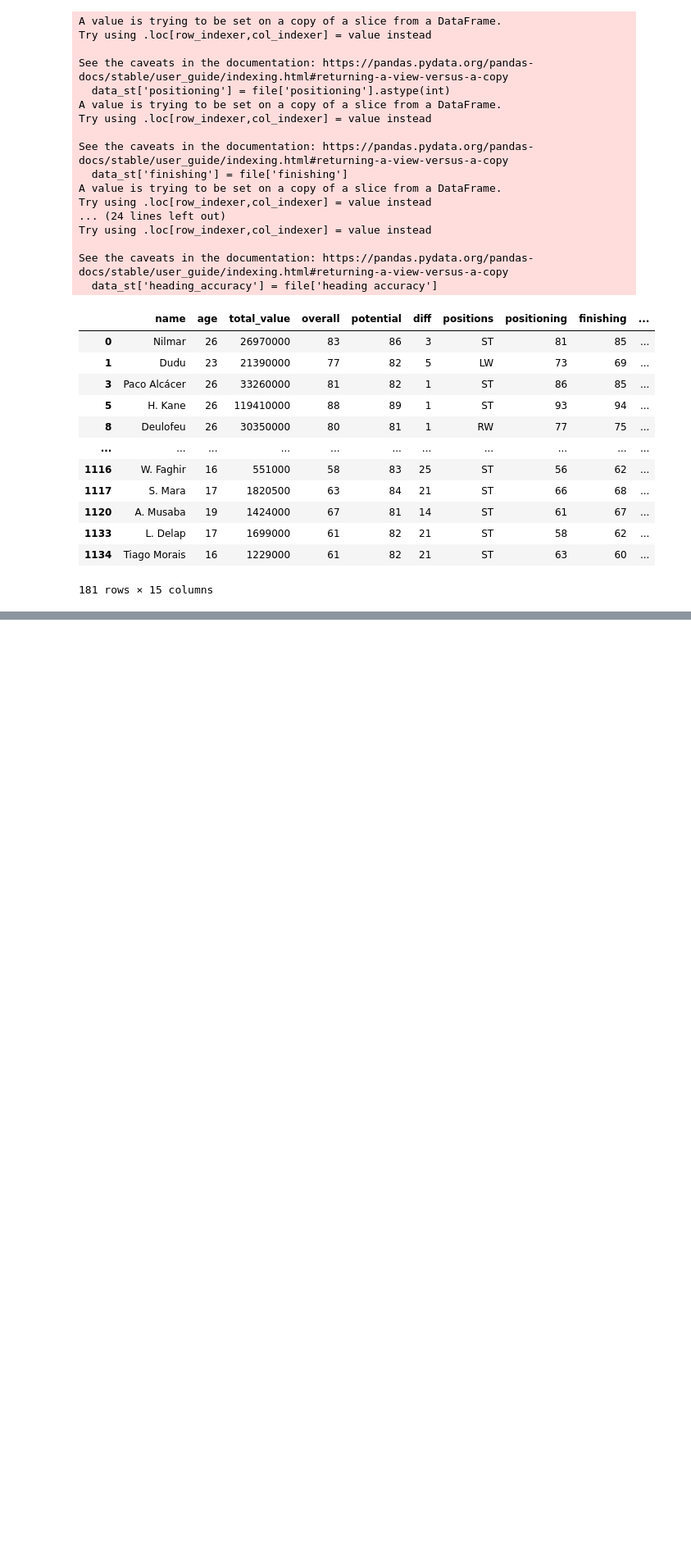
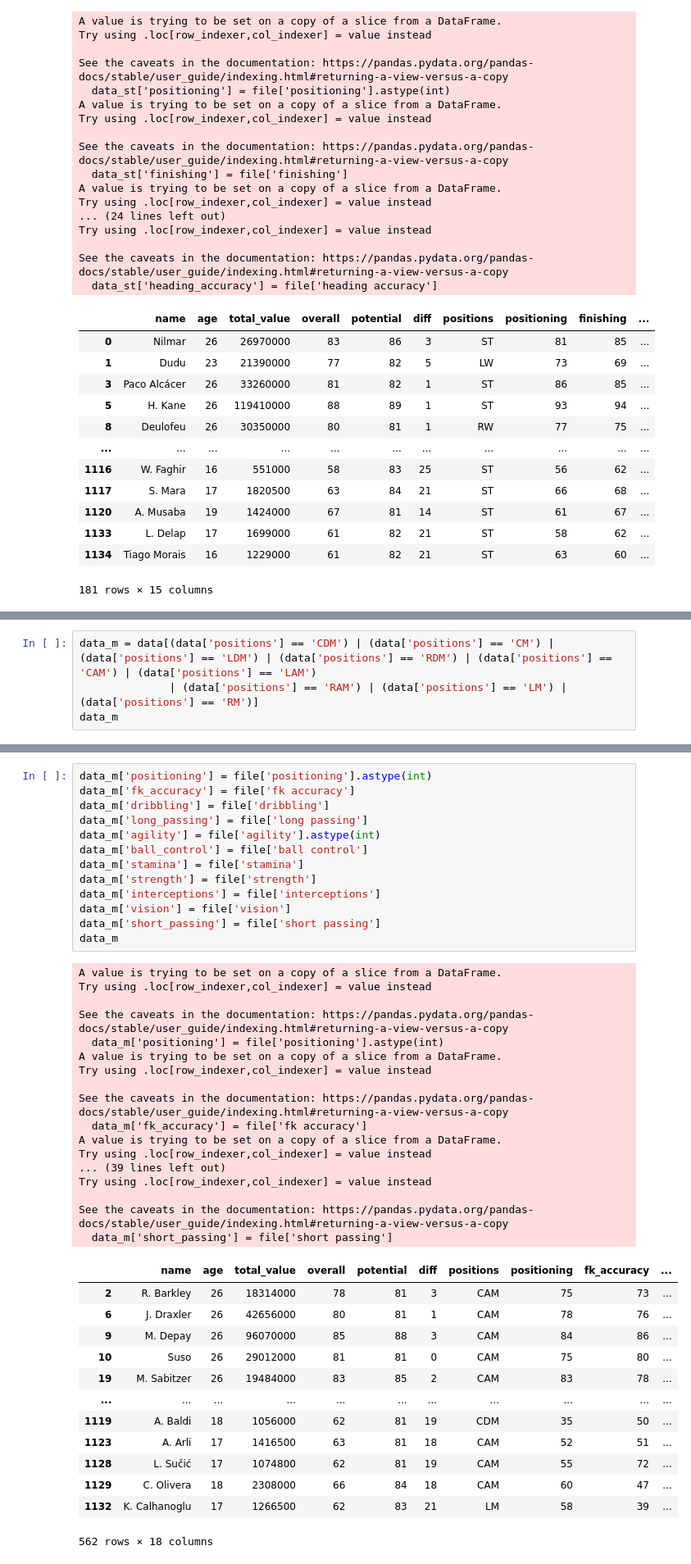
Before and after one commit to MiguelSaraiva/data_Fifa_MoneyBall, a Jupyter notebook: FIFA_MoneyBall.ipynb, the cells around one changed output, grey strips where cells are left out. Shown at 82% size. Saved outputs shown, nothing was run; the diff lists cells and outputs as text; blank space fills up the shorter version.

```diff
--- a/FIFA_MoneyBall.ipynb
+++ b/FIFA_MoneyBall.ipynb
@@ -306,0 +323,4 @@ data_st[data_st['name'] == 'H. Kane']
+# %%
+data_m = data[(data['positions'] == 'CDM') | (data['positions'] == 'CM') | (data['positions'] == 'LDM') | (data['positions'] == 'RDM') | (data['positions'] == 'CAM') | (data['positions'] == 'LAM')
+              | (data['positions'] == 'RAM') | (data['positions'] == 'LM') | (data['positions'] == 'RM')]
+data_m
@@ -306,0 +341,44 @@ data_st[data_st['name'] == 'H. Kane']
+# %%
+data_m['positioning'] = file['positioning'].astype(int)
+data_m['fk_accuracy'] = file['fk accuracy']
+data_m['dribbling'] = file['dribbling']
+data_m['long_passing'] = file['long passing']
+data_m['agility'] = file['agility'].astype(int)
+data_m['ball_control'] = file['ball control']
+data_m['stamina'] = file['stamina']
+data_m['strength'] = file['strength']
+data_m['interceptions'] = file['interceptions']
+data_m['vision'] = file['vision']
+data_m['short_passing'] = file['short passing']
+data_m
+# %% [output]
+A value is trying to be set on a copy of a slice from a DataFrame.
+Try using .loc[row_indexer,col_indexer] = value instead
+
+See the caveats in the documentation: https://pandas.pydata.org/pandas-docs/stable/user_guide/indexing.html#returning-a-view-versus-a-copy
+  data_m['positioning'] = file['positioning'].astype(int)
+A value is trying to be set on a copy of a slice from a DataFrame.
+Try using .loc[row_indexer,col_indexer] = value instead
+
+See the caveats in the documentation: https://pandas.pydata.org/pandas-docs/stable/user_guide/indexing.html#returning-a-view-versus-a-copy
+  data_m['fk_accuracy'] = file['fk accuracy']
+A value is trying to be set on a copy of a slice from a DataFrame.
+Try using .loc[row_indexer,col_indexer] = value instead
+... (39 lines left out)
+Try using .loc[row_indexer,col_indexer] = value instead
+
+See the caveats in the documentation: https://pandas.pydata.org/pandas-docs/stable/user_guide/indexing.html#returning-a-view-versus-a-copy
+  data_m['short_passing'] = file['short passing']
+|  | name | age | total_value | overall | potential | diff | positions | positioning | fk_accuracy | ... |
+| 2 | R. Barkley | 26 | 18314000 | 78 | 81 | 3 | CAM | 75 | 73 | ... |
+| 6 | J. Draxler | 26 | 42656000 | 80 | 81 | 1 | CAM | 78 | 76 | ... |
+| 9 | M. Depay | 26 | 96070000 | 85 | 88 | 3 | CAM | 84 | 86 | ... |
+| 10 | Suso | 26 | 29012000 | 81 | 81 | 0 | CAM | 75 | 80 | ... |
+| 19 | M. Sabitzer | 26 | 19484000 | 83 | 85 | 2 | CAM | 83 | 78 | ... |
+| ... | ... | ... | ... | ... | ... | ... | ... | ... | ... | ... |
+| 1119 | A. Baldi | 18 | 1056000 | 62 | 81 | 19 | CDM | 35 | 50 | ... |
+| 1123 | A. Arli | 17 | 1416500 | 63 | 81 | 18 | CAM | 52 | 51 | ... |
+| 1128 | L. Sučić | 17 | 1074800 | 62 | 81 | 19 | CAM | 55 | 72 | ... |
+| 1129 | C. Olivera | 18 | 2308000 | 66 | 84 | 18 | CAM | 60 | 47 | ... |
+| 1132 | K. Calhanoglu | 17 | 1266500 | 62 | 83 | 21 | LM | 58 | 39 | ... |
+562 rows × 18 columns
```
Also changed, not shown: parts of 5 cells of this notebook.
